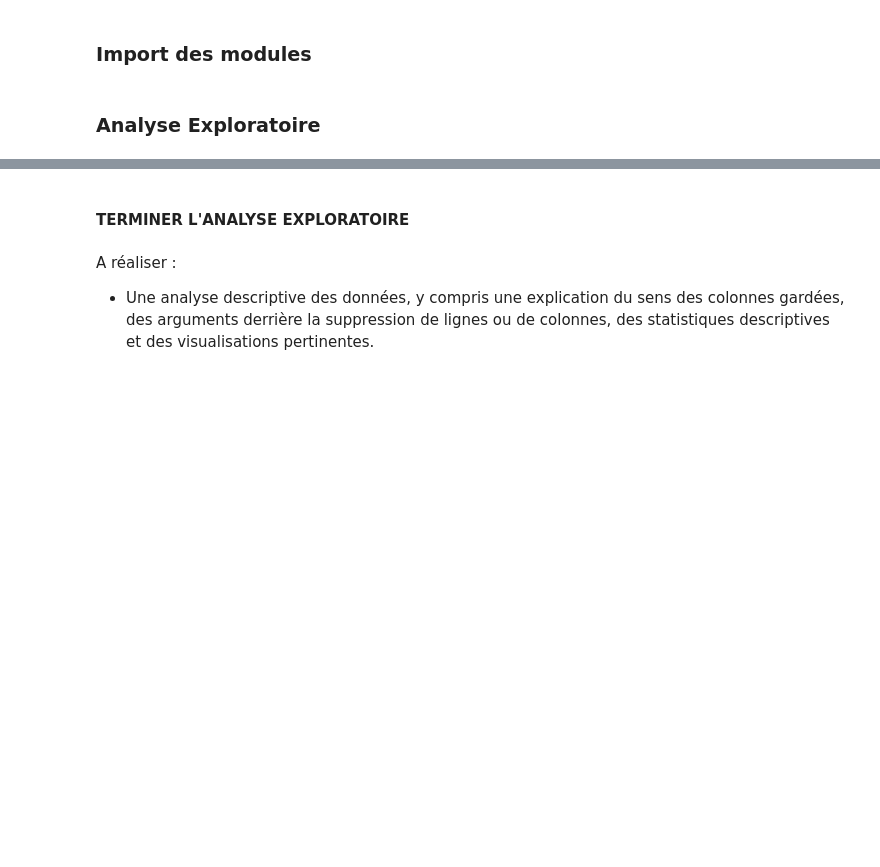
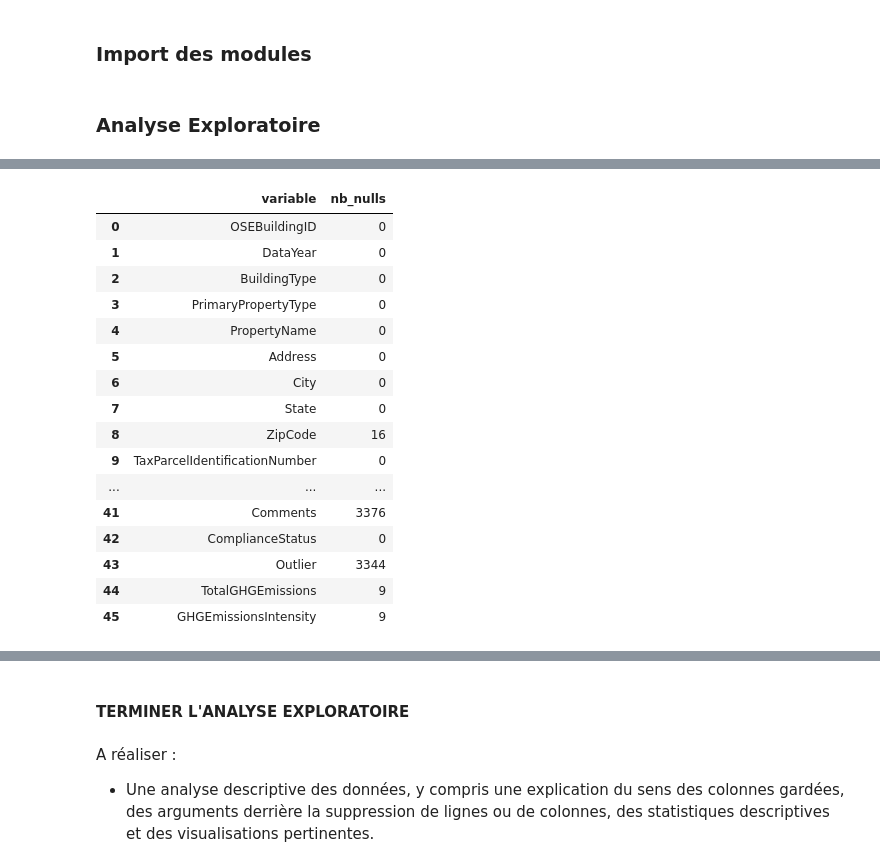
Before and after one commit to DavidRichomme/OC_P3_Anticipez_les_besoins_en_consommation_de_batiments, a Jupyter notebook: P3_template_modelistation_supervisee_data_scientist.ipynb, the cells around one changed output, grey strips where cells are left out. Cells and saved outputs as stored; diff of their text form; code cells hidden in the pictures; blank space fills up the shorter version.

```diff
--- a/P3_template_modelistation_supervisee_data_scientist.ipynb
+++ b/P3_template_modelistation_supervisee_data_scientist.ipynb
@@ -23,0 +44,24 @@ building_consumption.head()
+# %%
+# pour avoir plus d'infos sur les nulls
+# compte colonne par colonne
+df_nulls = building_consumption.isna().sum().reset_index()
+df_nulls.columns = ["variable", "nb_nulls"]
+df_nulls
+# %% [output]
+|  | variable | nb_nulls |
+| 0 | OSEBuildingID | 0 |
+| 1 | DataYear | 0 |
+| 2 | BuildingType | 0 |
+| 3 | PrimaryPropertyType | 0 |
+| 4 | PropertyName | 0 |
+| 5 | Address | 0 |
+| 6 | City | 0 |
+| 7 | State | 0 |
+| 8 | ZipCode | 16 |
+| 9 | TaxParcelIdentificationNumber | 0 |
+| ... | ... | ... |
+| 41 | Comments | 3376 |
+| 42 | ComplianceStatus | 0 |
+| 43 | Outlier | 3344 |
+| 44 | TotalGHGEmissions | 9 |
+| 45 | GHGEmissionsIntensity | 9 |
```
Also changed, not shown: parts of 8 cells of this notebook, 3 other files.
